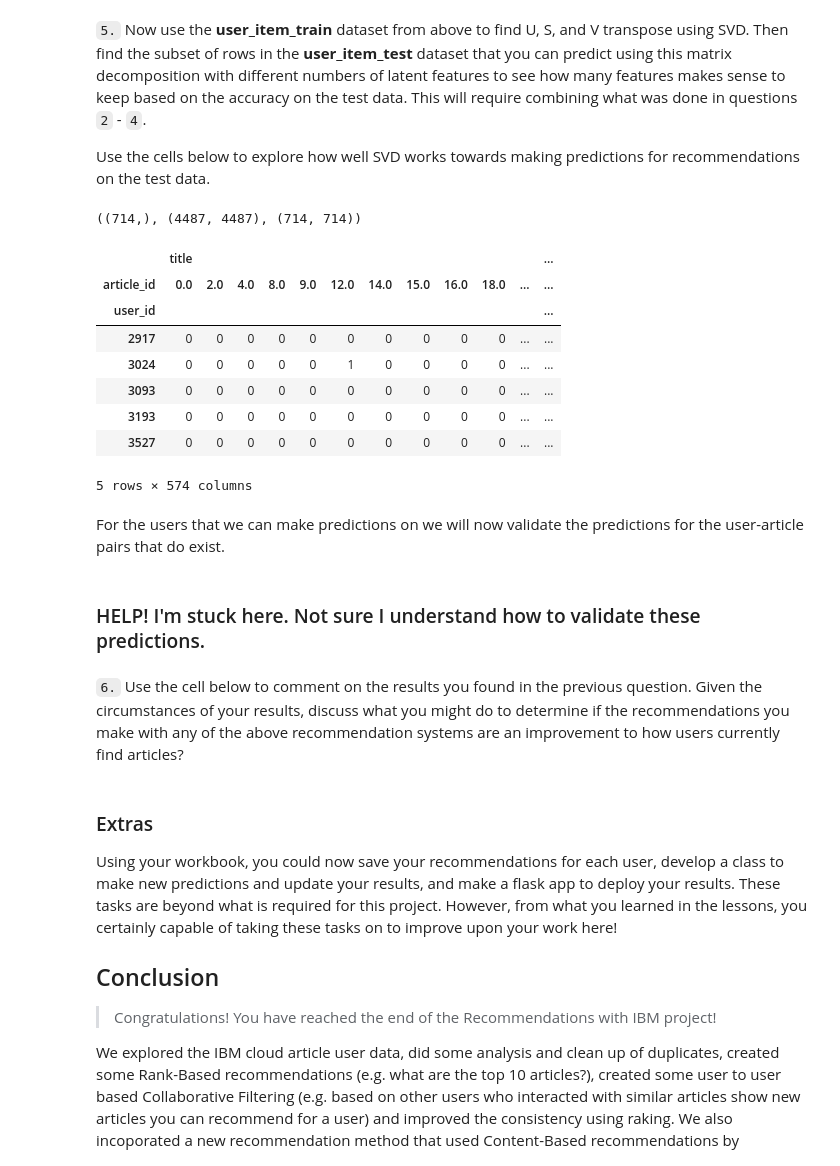
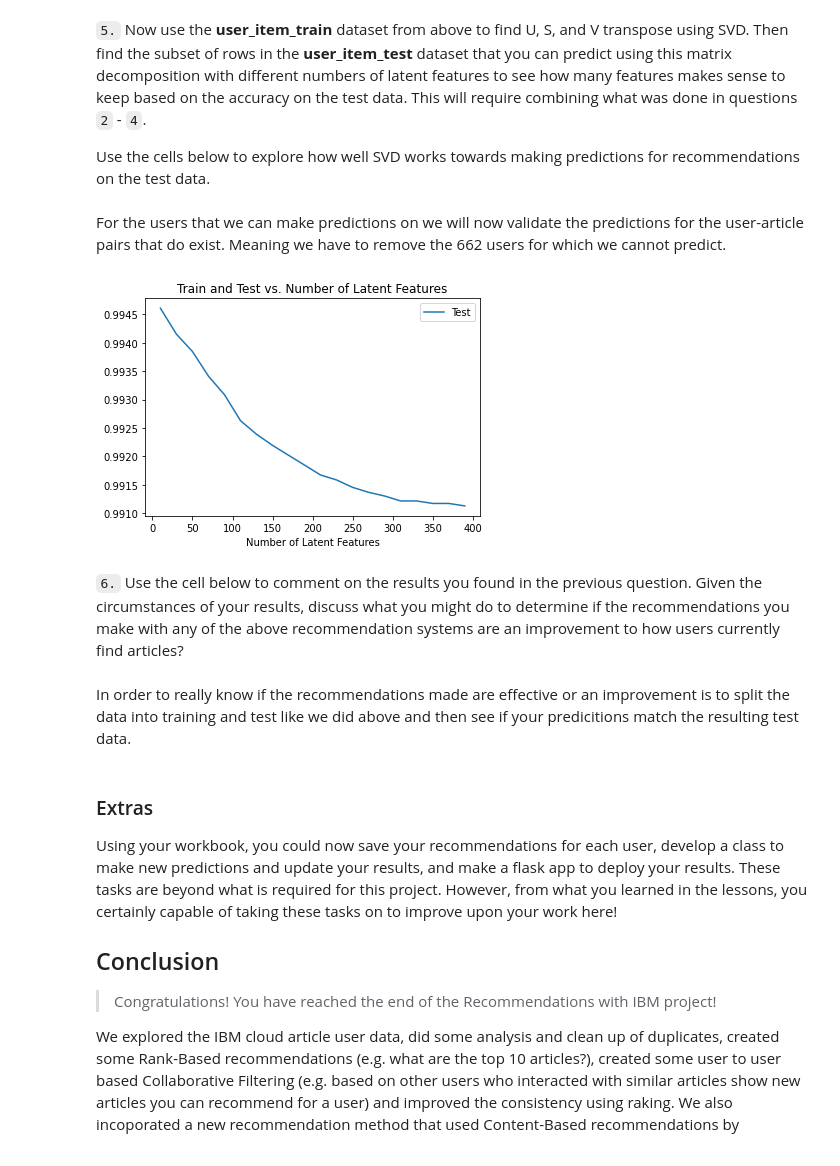
Before and after one commit to hmelendez001/Project3-Udacity-Data-Scientist, a Jupyter notebook: Recommendations_with_IBM.ipynb, the cells around one changed output. Saved outputs shown, nothing was run; the diff lists cells and outputs as text; code cells hidden in the pictures.

Commit message:
Add files via upload
Updates since first feedback.

```diff
--- a/Recommendations_with_IBM.ipynb
+++ b/Recommendations_with_IBM.ipynb
@@ -1107,30 +1107,5 @@ It is because there seems to be an error in the included test code. Possibly a c
 `5.` Now use the **user_item_train** dataset from above to find U, S, and V transpose using SVD. Then find the subset of rows in the **user_item_test** dataset that you can predict using this matrix decomposition with different numbers of latent features to see how many features makes sense to keep based on the accuracy on the test data. This will require combining what was done in questions `2` - `4`.
 
 Use the cells below to explore how well SVD works towards making predictions for recommendations on the test data.
-# %%
-# fit SVD on the user_item_train matrix
-u_train, s_train, vt_train = np.linalg.svd(user_item_train)# use the built in to get the three matrices
-s_train.shape, u_train.shape, vt_train.shape # fit svd similar to above then use the cells below
-# %% [output]
-((714,), (4487, 4487), (714, 714))
-# %%
-# find the subset of rows in user_item_test dataset that you can predict using this matrix decomposition
-# I could not figure out how to filter by index correctly so we will reset the index: make user_id a column
-user_item_test_subset = user_item_test.reset_index()
-# Now I will filter out by column user_id the test users we can predict
-user_item_test_subset = user_item_test_subset[user_item_test_subset['user_id'].isin(np.array(test_users_we_can_predict['user_id']))]
-# And finally put back user_id as the index
-user_item_test_subset.set_index('user_id', inplace=True)
-user_item_test_subset.head()
-# %% [output]
-|  | title |  |  |  |  |  |  |  |  |  |  | ... |
-| article_id | 0.0 | 2.0 | 4.0 | 8.0 | 9.0 | 12.0 | 14.0 | 15.0 | 16.0 | 18.0 | ... | ... |
-| user_id |  |  |  |  |  |  |  |  |  |  |  | ... |
-| 2917 | 0 | 0 | 0 | 0 | 0 | 0 | 0 | 0 | 0 | 0 | ... | ... |
-| 3024 | 0 | 0 | 0 | 0 | 0 | 1 | 0 | 0 | 0 | 0 | ... | ... |
-| 3093 | 0 | 0 | 0 | 0 | 0 | 0 | 0 | 0 | 0 | 0 | ... | ... |
-| 3193 | 0 | 0 | 0 | 0 | 0 | 0 | 0 | 0 | 0 | 0 | ... | ... |
-| 3527 | 0 | 0 | 0 | 0 | 0 | 0 | 0 | 0 | 0 | 0 | ... | ... |
-5 rows × 574 columns
 # %% [markdown]
-For the users that we can make predictions on we will now validate the predictions for the user-article pairs that do exist.
+For the users that we can make predictions on we will now validate the predictions for the user-article pairs that do exist. Meaning we have to remove the 662 users for which we cannot predict.
@@ -1166,7 +1112,56 @@ def validate_predictions():
-# %% [markdown]
-### HELP! I'm stuck here. Not sure I understand how to validate these predictions.
+# %%
+# narrow down those users in the test set which are available in the training set
+# with help from https://knowledge.udacity.com/questions/631688 on this part of the code
+row_idx = user_item_train.index.isin(test_idx)
+# At first we tried user_item_train.columns.isin(test_arts) but the article columns
+# are tuples so we have to convert here first
+test_arts_tuples = tuple(('title', i) for i in test_arts)
+col_idx = user_item_train.columns.isin(test_arts_tuples)
+
+u_test = u_train[row_idx, :]
+vt_test = vt_train[:, col_idx]
+
+u_train, s_train, vt_train = np.linalg.svd(user_item_train)
+
+num_latent_feats = np.arange(10,400+10,20)
+sum_train = []
+sum_errs = []
+
+# We need to compare to (20, 574) or (# of users we can use, # of articles we can use) due to cold start
+user_item_compare = user_item_test.reset_index()
+user_item_compare = user_item_compare[user_item_compare['user_id'].isin(test_users_we_can_predict['user_id'].values)]
+user_item_compare = user_item_compare.set_index('user_id')
+
+for k in num_latent_feats:
+    # restructure with k latent features
+    s_train_lat = np.diag(s_train[:k])
+    u_test_lat, vt_test_lat = u_test[:, :k], vt_test[:k, :]
+
+    #print(k)
+    test_pred = np.around(np.dot(np.dot(u_test_lat, s_train_lat), vt_test_lat))
+
+    # compute error for each prediction to actual value
+    diffs = np.subtract(user_item_compare, test_pred)
+    ###diffs2 = np.subtract(user_item_train, test_pred)
+
+    # total errors and keep track of them
+    err = np.sum(np.sum(np.abs(diffs)))
+    sum_errs.append(err)
+
+    ###sum_train.append(np.sum(np.sum(np.abs(diffs2))))
+
+###plt.plot(num_latent_feats, 1 / np.array(sum_errs)/df.shape[0], label = "Train");
+plt.plot(num_latent_feats, 1 - np.array(sum_errs)/df.shape[0], label = "Test")
+plt.xlabel('Number of Latent Features');
+plt.legend()
+##plt.ylabel('Accuracy');
+plt.title('Train and Test vs. Number of Latent Features');
+# %% [output]
+[figure, added]
 # %% [markdown]
 `6.` Use the cell below to comment on the results you found in the previous question. Given the circumstances of your results, discuss what you might do to determine if the recommendations you make with any of the above recommendation systems are an improvement to how users currently find articles?
+# %% [markdown]
+In order to really know if the recommendations made are effective or an improvement is to split the data into training and test like we did above and then see if your predicitions match the resulting test data.
 # %% [markdown]
 <a id='conclusions'></a>
 ### Extras
```
Also changed, not shown: parts of 5 cells of this notebook, 1 other file.
